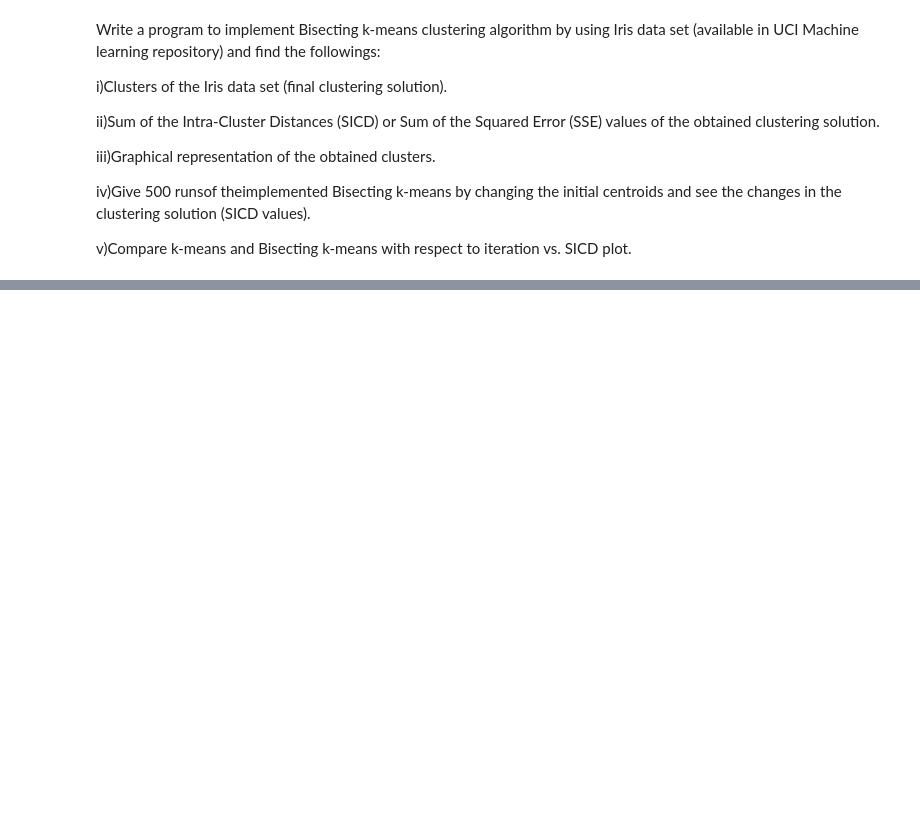
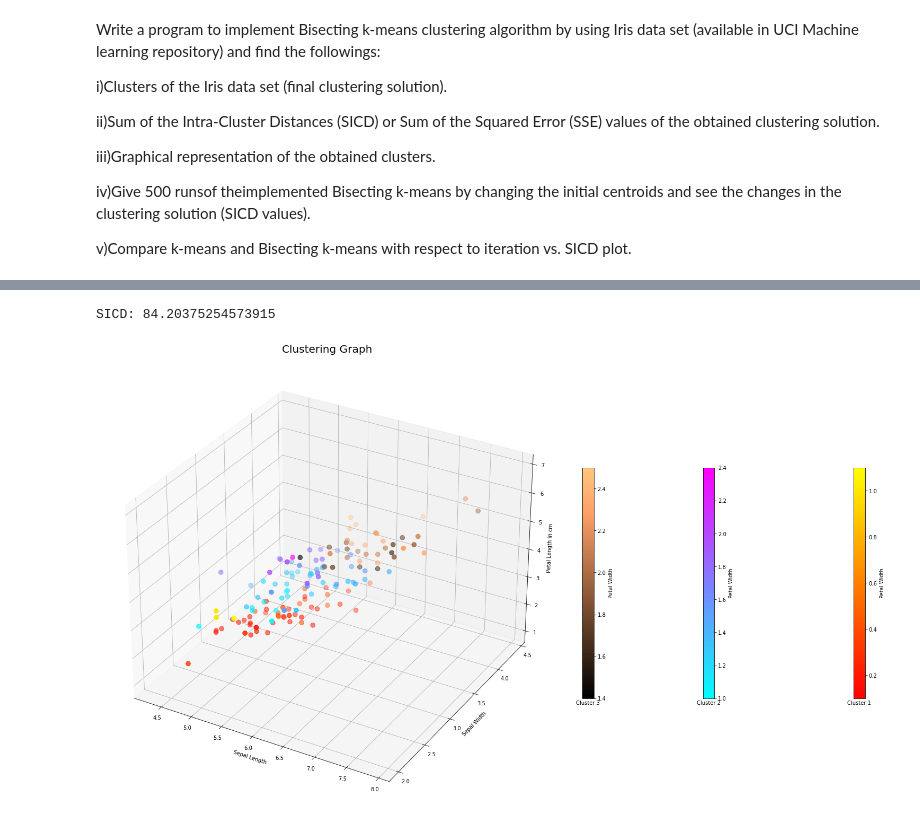
Before and after one commit to Ishan1742/data-mining, a Jupyter notebook: test.ipynb, the cells around one changed output, grey strips where cells are left out. Cells and saved outputs as stored; diff of their text form; code cells hidden in the pictures; blank space fills up the shorter version.

```diff
--- a/test.ipynb
+++ b/test.ipynb
@@ -84,13 +84,13 @@ class KMeans:
             if isOptimal:
                 break
 # %%
-def convert_to_2d_array(points):
+def flatten_array(points):
     points = np.array(points)
     if len(points.shape) == 1:
         points = np.expand_dims(points, -1)
     return points
 
-def SSE(points):
+def calculate_sse(points):
     sum_val = [0] * (len(points[0]))
     for data in points:
         sum_val += data
@@ -101,14 +101,14 @@ def SSE(points):
         sq_dist = 0
         for i in range(len(p)):
             sq_dist += (p[i] - centroid[i])**2
-        errors += math.sqrt(sq_dist)
+        errors += sq_dist
     return errors
 
 
 def bisecting_kmeans(points, k=3, epochs=100, max_iter=100):
     clusters = [points]
     while len(clusters) < k:
-        sse_array = [SSE(c) for c in clusters]
+        sse_array = [calculate_sse(c) for c in clusters]
         max_sse_i = sse_array.index(max(sse_array))
         cluster = clusters.pop(max_sse_i)
 
@@ -121,17 +121,12 @@ def bisecting_kmeans(points, k=3, epochs=100, max_iter=100):
             kmeans.fit(cluster.values, centroids.values)
             two_clusters = []
             for c in kmeans.classes:
-                two_clusters.append(convert_to_2d_array(kmeans.classes[c]))
+                two_clusters.append(flatten_array(kmeans.classes[c]))
             if kmeans.sicds[-1] < min_sse:
                 min_sse = kmeans.sicds[-1]
                 min_clusters = two_clusters
             del kmeans
         clusters.extend(min_clusters)
-
-    sse = 0
-    for c in clusters:
-        sse += SSE(c)
-    print(sse)
     return clusters
 # %%
 from sklearn import datasets
@@ -163,0 +183,53 @@ visualize_clusters(clusters)
+# %%
+sse = 0
+for c in clusters:
+    sse += calculate_sse(c)
+print("SICD:", sse)
+# %% [output]
+SICD: 84.20375254573915
+# %%
+from mpl_toolkits.mplot3d import Axes3D
+import matplotlib.pyplot as plt
+import numpy as np
+
+i = 0
+fig = plt.figure(figsize=(30, 40))
+ax = fig.add_subplot(111, projection='3d')
+
+x = clusters[0][:,0]
+y = clusters[0][:,1]
+z = clusters[0][:,2]
+c = clusters[0][:,3]
+img0 = ax.scatter(x, y, z, c=c, s=75, cmap=plt.autumn())
+
+x = clusters[1][:,0]
+y = clusters[1][:,1]
+z = clusters[1][:,2]
+c = clusters[1][:,3]
+img1 = ax.scatter(x, y, z, c=c, s=75, cmap=plt.cool())
+
+x = clusters[2][:,0]
+y = clusters[2][:,1]
+z = clusters[2][:,2]
+c = clusters[2][:,3]
+img2 = ax.scatter(x, y, z, c=c, s=75, cmap=plt.copper())
+
+cbar = fig.colorbar(img0, shrink=0.2)
+cbar.ax.set_ylabel('Petal Width')
+cbar.ax.set_xlabel('Cluster 1')
+cbar = fig.colorbar(img1, shrink=0.2)
+cbar.ax.set_ylabel('Petal Width')
+cbar.ax.set_xlabel('Cluster 2')
+cbar = fig.colorbar(img2, shrink=0.2)
+cbar.ax.set_ylabel('Petal Width')
+cbar.ax.set_xlabel('Cluster 3')
+
+ax.set_xlabel('Sepal Length')
+ax.set_ylabel('Sepal Width')
+ax.set_zlabel('Petal Length in cm')
+
+
+plt.title('Clustering Graph', fontsize=20)
+plt.show()
+# %% [output]
+[figure, added]
```
Also changed, not shown: parts of 18 cells of this notebook.
